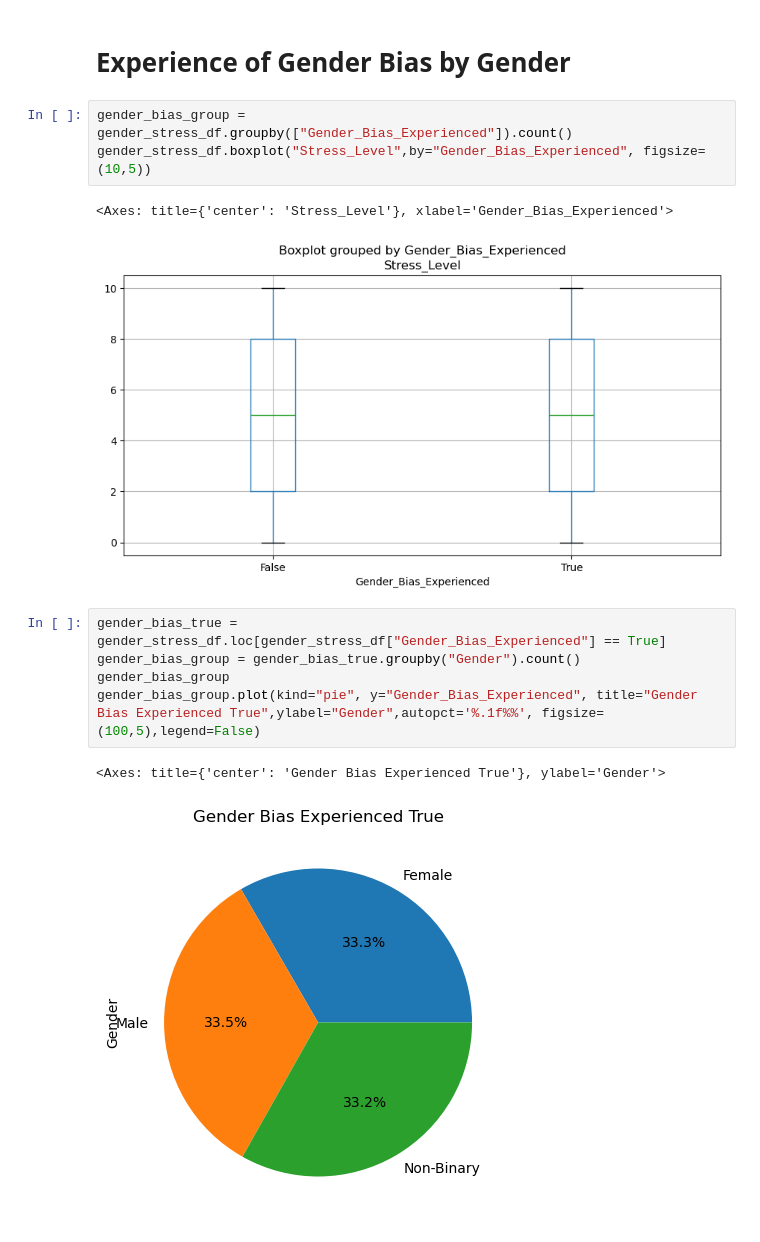
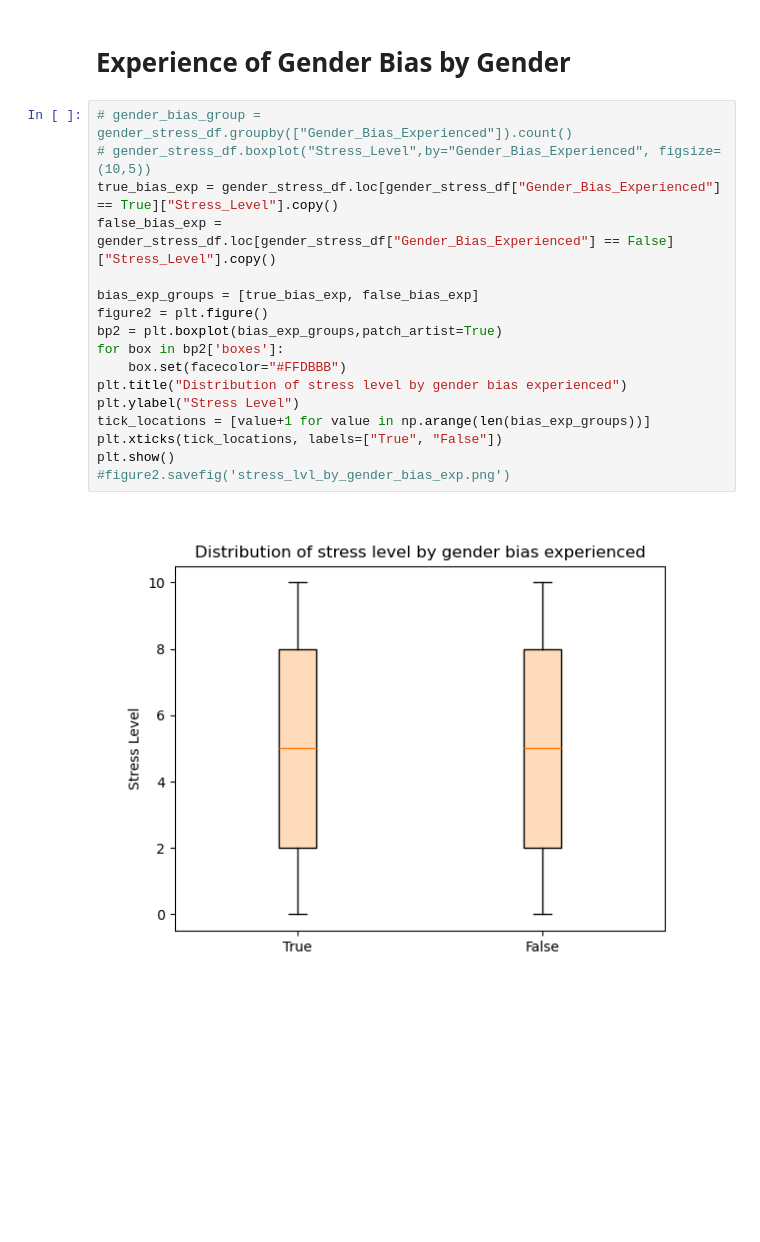
Before and after one commit to eliu14/project_1, a Jupyter notebook: gender.ipynb, the cells around one changed output. Cells and saved outputs as stored; diff of their text form; blank space fills up the shorter version.

```diff
--- a/gender.ipynb
+++ b/gender.ipynb
@@ -59,16 +75,21 @@ gender_stress_df.boxplot("Stress_Level",by="Gender", figsize=(10,5))
 # %% [markdown]
 # Experience of Gender Bias by Gender
-# %%
-gender_bias_group = gender_stress_df.groupby(["Gender_Bias_Experienced"]).count()
-gender_stress_df.boxplot("Stress_Level",by="Gender_Bias_Experienced", figsize=(10,5))
-# %% [output]
-<Axes: title={'center': 'Stress_Level'}, xlabel='Gender_Bias_Experienced'>
-[figure, removed]
-# %%
-gender_bias_true = gender_stress_df.loc[gender_stress_df["Gender_Bias_Experienced"] == True]
-gender_bias_group = gender_bias_true.groupby("Gender").count()
-gender_bias_group
-gender_bias_group.plot(kind="pie", y="Gender_Bias_Experienced", title="Gender Bias Experienced True",ylabel="Gender",autopct='%.1f%%', figsize=(100,5),legend=False)
-# %% [output]
-<Axes: title={'center': 'Gender Bias Experienced True'}, ylabel='Gender'>
-[figure, removed]
+# %%
+# gender_bias_group = gender_stress_df.groupby(["Gender_Bias_Experienced"]).count()
+# gender_stress_df.boxplot("Stress_Level",by="Gender_Bias_Experienced", figsize=(10,5))
+true_bias_exp = gender_stress_df.loc[gender_stress_df["Gender_Bias_Experienced"] == True]["Stress_Level"].copy()
+false_bias_exp = gender_stress_df.loc[gender_stress_df["Gender_Bias_Experienced"] == False]["Stress_Level"].copy()
+
+bias_exp_groups = [true_bias_exp, false_bias_exp]
+figure2 = plt.figure()
+bp2 = plt.boxplot(bias_exp_groups,patch_artist=True)
+for box in bp2['boxes']:
+    box.set(facecolor="#FFDBBB")
+plt.title("Distribution of stress level by gender bias experienced")
+plt.ylabel("Stress Level")
+tick_locations = [value+1 for value in np.arange(len(bias_exp_groups))]
+plt.xticks(tick_locations, labels=["True", "False"])
+plt.show()
+#figure2.savefig('stress_lvl_by_gender_bias_exp.png')
+# %% [output]
+[figure, added]
```
Also changed, not shown: parts of 4 cells of this notebook.
